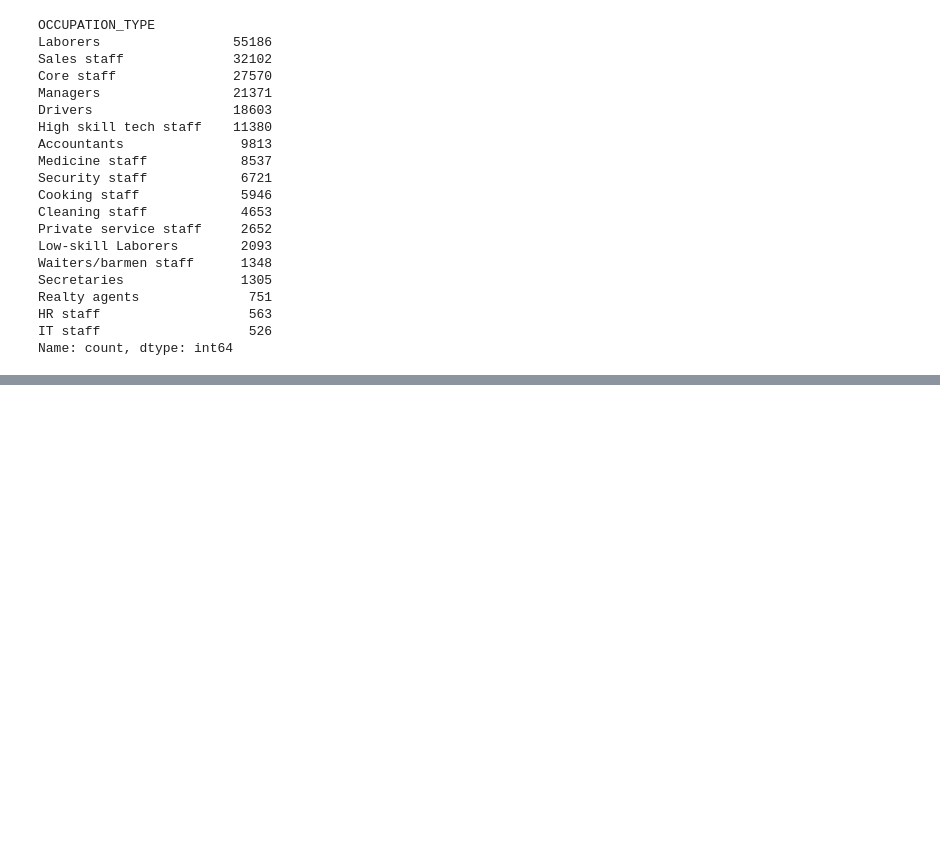
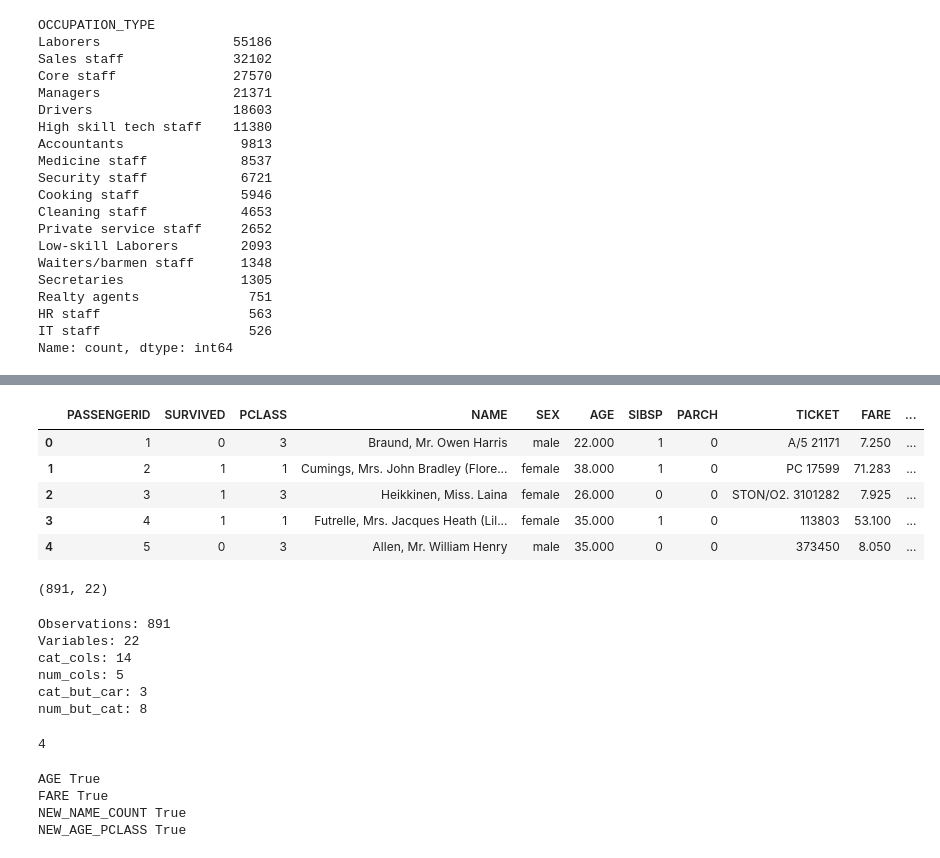
Before and after one commit to zaferavci1/Feature-Engineering, a Jupyter notebook: Future-engineering-1.ipynb, the cells around one changed output, grey strips where cells are left out. Cells and saved outputs as stored; diff of their text form; code cells hidden in the pictures; blank space fills up the shorter version.

```diff
--- a/Future-engineering-1.ipynb
+++ b/Future-engineering-1.ipynb
@@ -1332,0 +1605,51 @@ Name: count, dtype: int64
+# %%
+# Cabin bool
+df["NEW_CABIN_BOOL"] = df["CABIN"].notnull().astype('int')
+# Name count
+df["NEW_NAME_COUNT"] = df["NAME"].str.len()
+# name word count
+df["NEW_NAME_WORD_COUNT"] = df["NAME"].apply(lambda x: len(str(x).split(" ")))
+# name dr
+df["NEW_NAME_DR"] = df["NAME"].apply(lambda x: len([x for x in x.split() if x.startswith("Dr")]))
+# name title
+df['NEW_TITLE'] = df.NAME.str.extract(' ([A-Za-z]+)\.', expand=False)
+# family size
+df["NEW_FAMILY_SIZE"] = df["SIBSP"] + df["PARCH"] + 1
+# age_pclass
+df["NEW_AGE_PCLASS"] = df["AGE"] * df["PCLASS"]
+# is alone
+df.loc[((df['SIBSP'] + df['PARCH']) > 0), "NEW_IS_ALONE"] = "NO"
+df.loc[((df['SIBSP'] + df['PARCH']) == 0), "NEW_IS_ALONE"] = "YES"
+# age level
+df.loc[(df['AGE'] < 18), 'NEW_AGE_CAT'] = 'young'
+df.loc[(df['AGE'] >= 18) & (df['AGE'] < 56), 'NEW_AGE_CAT'] = 'mature'
+df.loc[(df['AGE'] >= 56), 'NEW_AGE_CAT'] = 'senior'
+# sex x age
+df.loc[(df['SEX'] == 'male') & (df['AGE'] <= 21), 'NEW_SEX_CAT'] = 'youngmale'
+df.loc[(df['SEX'] == 'male') & (df['AGE'] > 21) & (df['AGE'] < 50), 'NEW_SEX_CAT'] = 'maturemale'
+df.loc[(df['SEX'] == 'male') & (df['AGE'] >= 50), 'NEW_SEX_CAT'] = 'seniormale'
+df.loc[(df['SEX'] == 'female') & (df['AGE'] <= 21), 'NEW_SEX_CAT'] = 'youngfemale'
+df.loc[(df['SEX'] == 'female') & (df['AGE'] > 21) & (df['AGE'] < 50), 'NEW_SEX_CAT'] = 'maturefemale'
+df.loc[(df['SEX'] == 'female') & (df['AGE'] >= 50), 'NEW_SEX_CAT'] = 'seniorfemale'
+# %%
+df.head()
+# %% [output]
+|  | PASSENGERID | SURVIVED | PCLASS | NAME | SEX | AGE | SIBSP | PARCH | TICKET | FARE | ... |
+| 0 | 1 | 0 | 3 | Braund, Mr. Owen Harris | male | 22.000 | 1 | 0 | A/5 21171 | 7.250 | ... |
+| 1 | 2 | 1 | 1 | Cumings, Mrs. John Bradley (Flore... | female | 38.000 | 1 | 0 | PC 17599 | 71.283 | ... |
+| 2 | 3 | 1 | 3 | Heikkinen, Miss. Laina | female | 26.000 | 0 | 0 | STON/O2. 3101282 | 7.925 | ... |
+| 3 | 4 | 1 | 1 | Futrelle, Mrs. Jacques Heath (Lil... | female | 35.000 | 1 | 0 | 113803 | 53.100 | ... |
+| 4 | 5 | 0 | 3 | Allen, Mr. William Henry | male | 35.000 | 0 | 0 | 373450 | 8.050 | ... |
+# %%
+df.shape
+# %% [output]
+(891, 22)
+# %%
+cat_cols, num_cols, cat_but_car = grab_col_names(df)
+# %% [output]
+Observations: 891
+Variables: 22
+cat_cols: 14
+num_cols: 5
+cat_but_car: 3
+num_but_cat: 8
@@ -1332,0 +1658,12 @@ Name: count, dtype: int64
+# %%
+len(num_cols)
+# %% [output]
+4
+# %%
+for col in num_cols:
+    print(col, check_outlier(df, col))
+# %% [output]
+AGE True
+FARE True
+NEW_NAME_COUNT True
+NEW_AGE_PCLASS True
```
Also changed, not shown: parts of 83 cells of this notebook, 6 other files.
